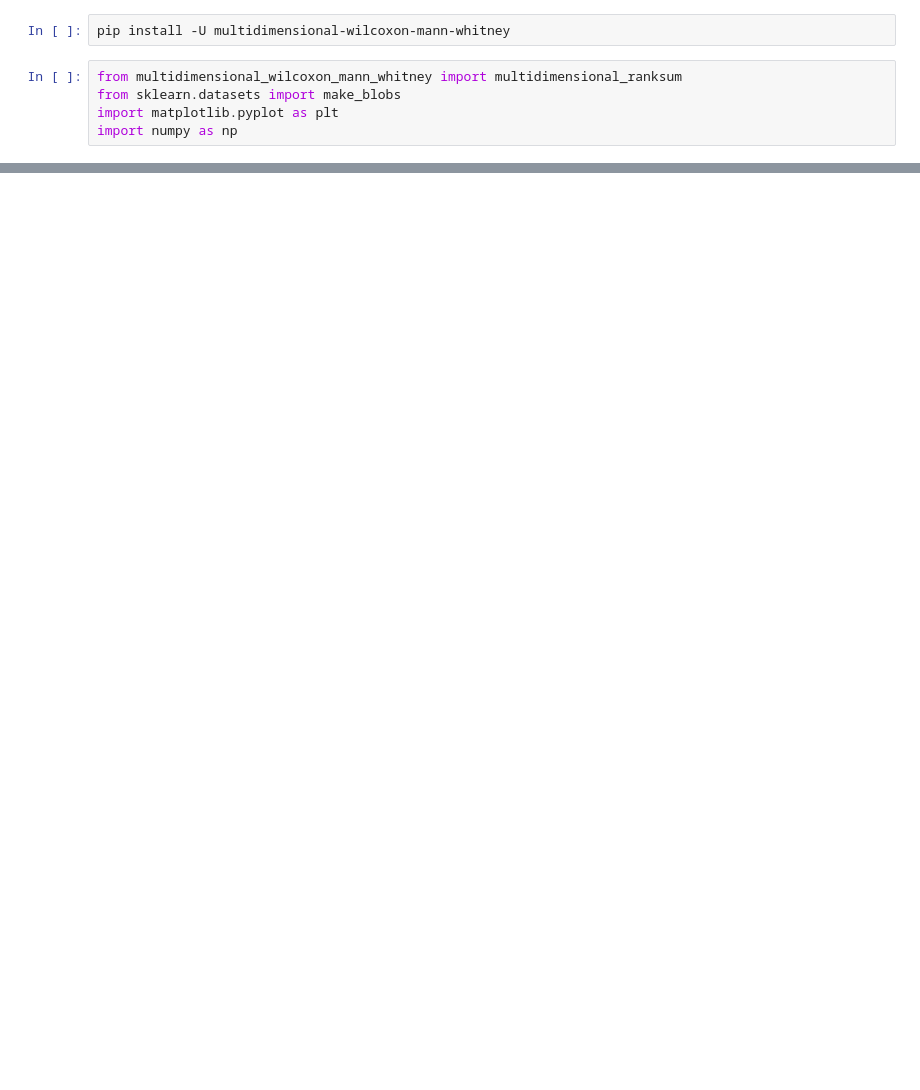
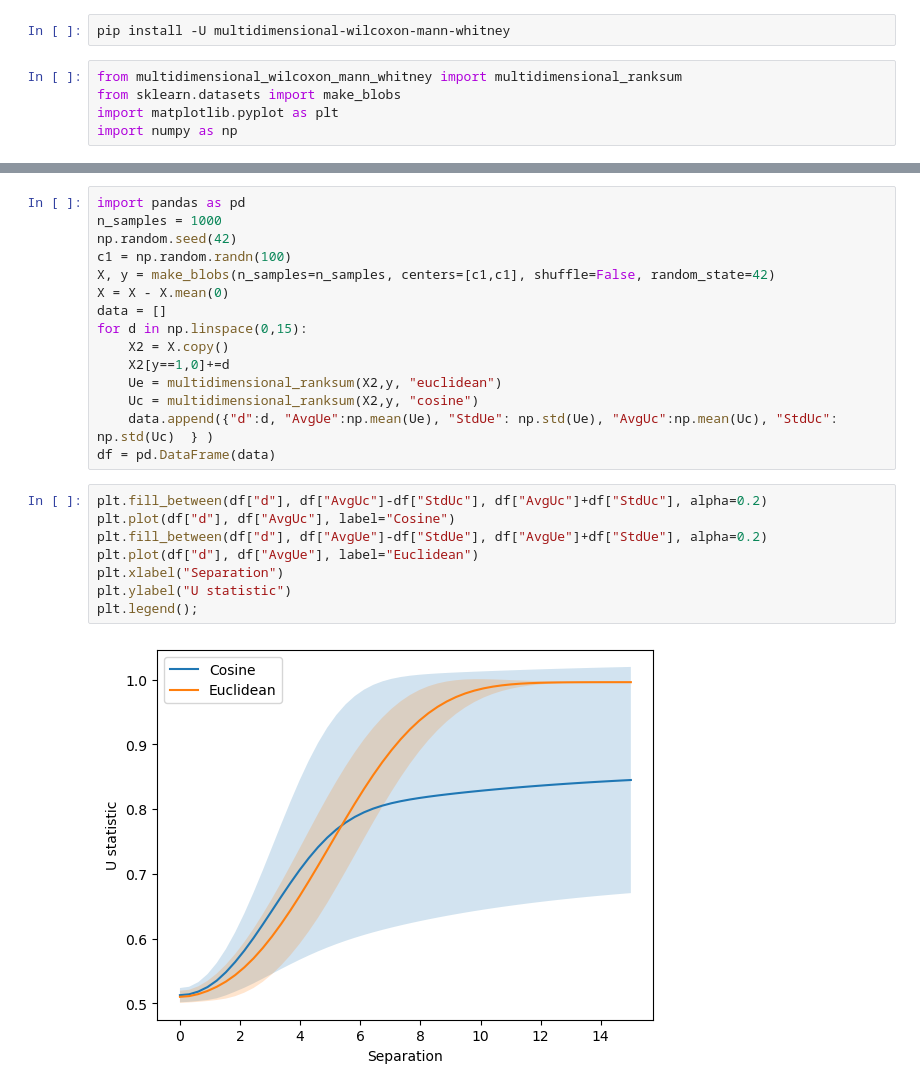
Before and after one commit to habla-liaa/multidimensional-wilcoxon-mann-whitney, a Jupyter notebook: example/Demo.ipynb, the cells around one changed output, grey strips where cells are left out. Saved outputs shown, nothing was run; the diff lists cells and outputs as text; blank space fills up the shorter version.

```diff
--- a/example/Demo.ipynb
+++ b/example/Demo.ipynb
@@ -45,0 +46,25 @@ display(f"AvgU {np.mean(U)}")
+# %%
+import pandas as pd
+n_samples = 1000
+np.random.seed(42)
+c1 = np.random.randn(100)
+X, y = make_blobs(n_samples=n_samples, centers=[c1,c1], shuffle=False, random_state=42)
+X = X - X.mean(0)
+data = []
+for d in np.linspace(0,15):
+    X2 = X.copy()
+    X2[y==1,0]+=d
+    Ue = multidimensional_ranksum(X2,y, "euclidean")
+    Uc = multidimensional_ranksum(X2,y, "cosine")
+    data.append({"d":d, "AvgUe":np.mean(Ue), "StdUe": np.std(Ue), "AvgUc":np.mean(Uc), "StdUc": np.std(Uc)  } )
+df = pd.DataFrame(data)
+# %%
+plt.fill_between(df["d"], df["AvgUc"]-df["StdUc"], df["AvgUc"]+df["StdUc"], alpha=0.2)
+plt.plot(df["d"], df["AvgUc"], label="Cosine")
+plt.fill_between(df["d"], df["AvgUe"]-df["StdUe"], df["AvgUe"]+df["StdUe"], alpha=0.2)
+plt.plot(df["d"], df["AvgUe"], label="Euclidean")
+plt.xlabel("Separation")
+plt.ylabel("U statistic")
+plt.legend();
+# %% [output]
+[figure, added]
```
Also changed, not shown: parts of 2 cells of this notebook, 1 other file.
